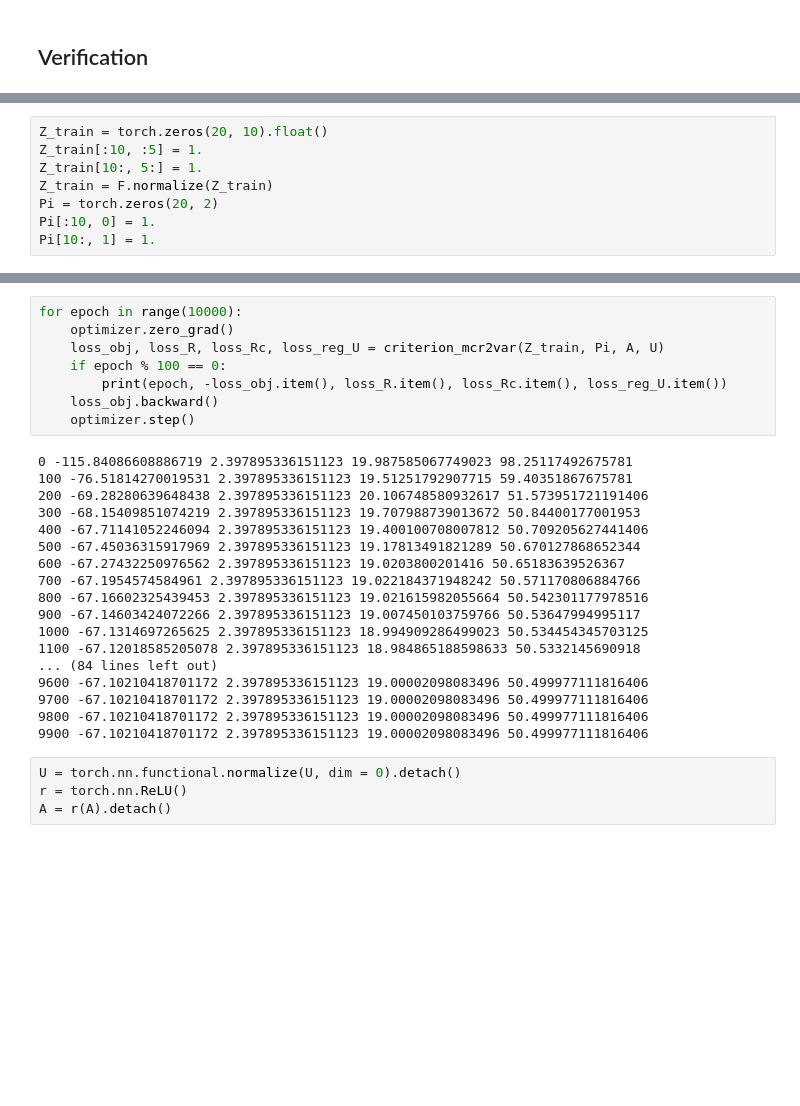
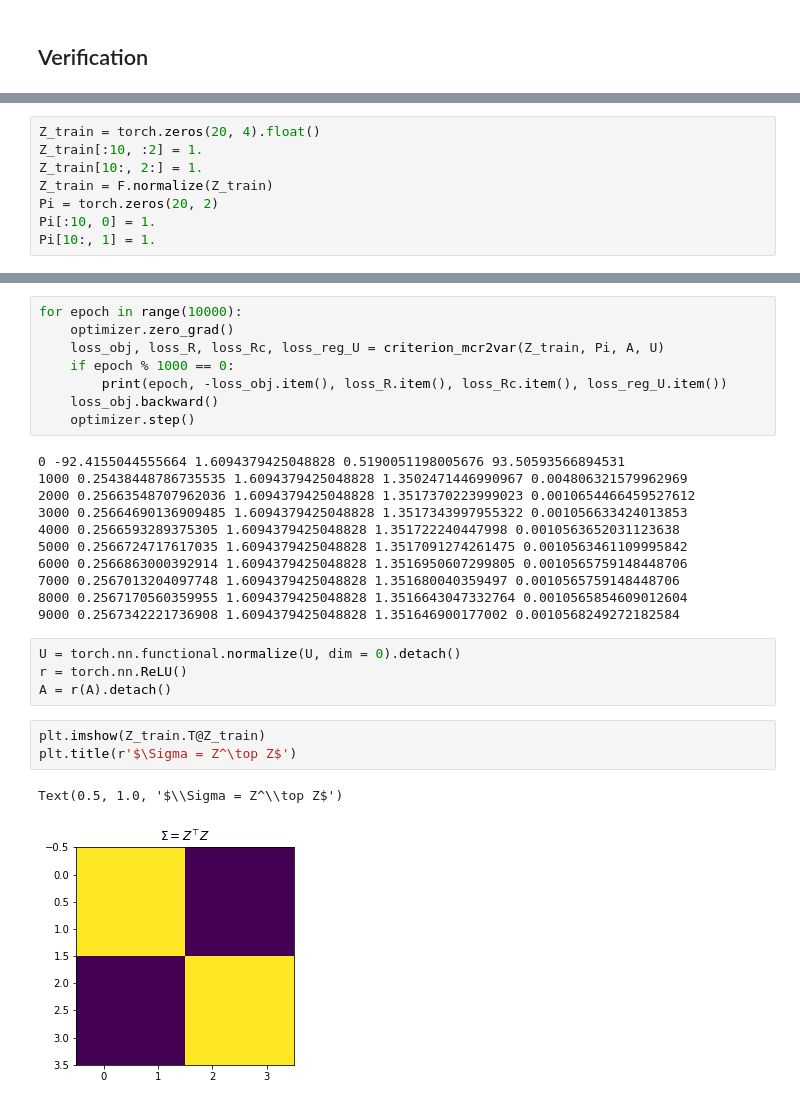
Before and after one commit to kebaek/mcr2, a Jupyter notebook: notebooks/variational-equation10.ipynb, the cells around one changed output, grey strips where cells are left out. Drawn from its saved outputs; the diff is of its cells as text; blank space fills up the shorter version.

```diff
--- a/notebooks/variational-equation10.ipynb
+++ b/notebooks/variational-equation10.ipynb
@@ -123,9 +148,9 @@ n_samples = 20
 eps = 0.5
 mu = 0.1
 # %%
-Z_train = torch.zeros(20, 10).float()
-Z_train[:10, :5] = 1.
-Z_train[10:, 5:] = 1.
+Z_train = torch.zeros(20, 4).float()
+Z_train[:10, :2] = 1.
+Z_train[10:, 2:] = 1.
 Z_train = F.normalize(Z_train)
 Pi = torch.zeros(20, 2)
 Pi[:10, 0] = 1.
@@ -150,29 +176,28 @@ optimizer = optim.SGD([A, U], lr=0.005)
 for epoch in range(10000):
     optimizer.zero_grad()
     loss_obj, loss_R, loss_Rc, loss_reg_U = criterion_mcr2var(Z_train, Pi, A, U)
-    if epoch % 100 == 0:
+    if epoch % 1000 == 0:
         print(epoch, -loss_obj.item(), loss_R.item(), loss_Rc.item(), loss_reg_U.item())
     loss_obj.backward()
     optimizer.step()
 # %% [output]
-0 -115.84086608886719 2.397895336151123 19.987585067749023 98.25117492675781
-100 -76.51814270019531 2.397895336151123 19.51251792907715 59.40351867675781
-200 -69.28280639648438 2.397895336151123 20.106748580932617 51.573951721191406
-300 -68.15409851074219 2.397895336151123 19.707988739013672 50.84400177001953
-400 -67.71141052246094 2.397895336151123 19.400100708007812 50.709205627441406
-500 -67.45036315917969 2.397895336151123 19.17813491821289 50.670127868652344
-600 -67.27432250976562 2.397895336151123 19.0203800201416 50.65183639526367
-700 -67.1954574584961 2.397895336151123 19.022184371948242 50.571170806884766
-800 -67.16602325439453 2.397895336151123 19.021615982055664 50.542301177978516
-900 -67.14603424072266 2.397895336151123 19.007450103759766 50.53647994995117
-1000 -67.1314697265625 2.397895336151123 18.994909286499023 50.534454345703125
-1100 -67.12018585205078 2.397895336151123 18.984865188598633 50.5332145690918
-... (84 lines left out)
-9600 -67.10210418701172 2.397895336151123 19.00002098083496 50.499977111816406
-9700 -67.10210418701172 2.397895336151123 19.00002098083496 50.499977111816406
-9800 -67.10210418701172 2.397895336151123 19.00002098083496 50.499977111816406
-9900 -67.10210418701172 2.397895336151123 19.00002098083496 50.499977111816406
+0 -92.4155044555664 1.6094379425048828 0.5190051198005676 93.50593566894531
+1000 0.25438448786735535 1.6094379425048828 1.3502471446990967 0.004806321579962969
+2000 0.25663548707962036 1.6094379425048828 1.3517370223999023 0.0010654466459527612
+3000 0.25664690136909485 1.6094379425048828 1.3517343997955322 0.001056633424013853
+4000 0.2566593289375305 1.6094379425048828 1.351722240447998 0.0010563652031123638
+5000 0.2566724717617035 1.6094379425048828 1.3517091274261475 0.0010563461109995842
+6000 0.2566863000392914 1.6094379425048828 1.3516950607299805 0.0010565759148448706
+7000 0.2567013204097748 1.6094379425048828 1.351680040359497 0.0010565759148448706
+8000 0.2567170560359955 1.6094379425048828 1.3516643047332764 0.0010565854609012604
+9000 0.2567342221736908 1.6094379425048828 1.351646900177002 0.0010568249272182584
 # %%
 U = torch.nn.functional.normalize(U, dim = 0).detach()
 r = torch.nn.ReLU()
 A = r(A).detach()
+# %%
+plt.imshow(Z_train.T@Z_train)
+plt.title(r'$\Sigma = Z^\top Z$')
+# %% [output]
+Text(0.5, 1.0, '$\\Sigma = Z^\\top Z$')
+[figure, added]
```
Also changed, not shown: parts of 24 cells of this notebook, 4 other files.
